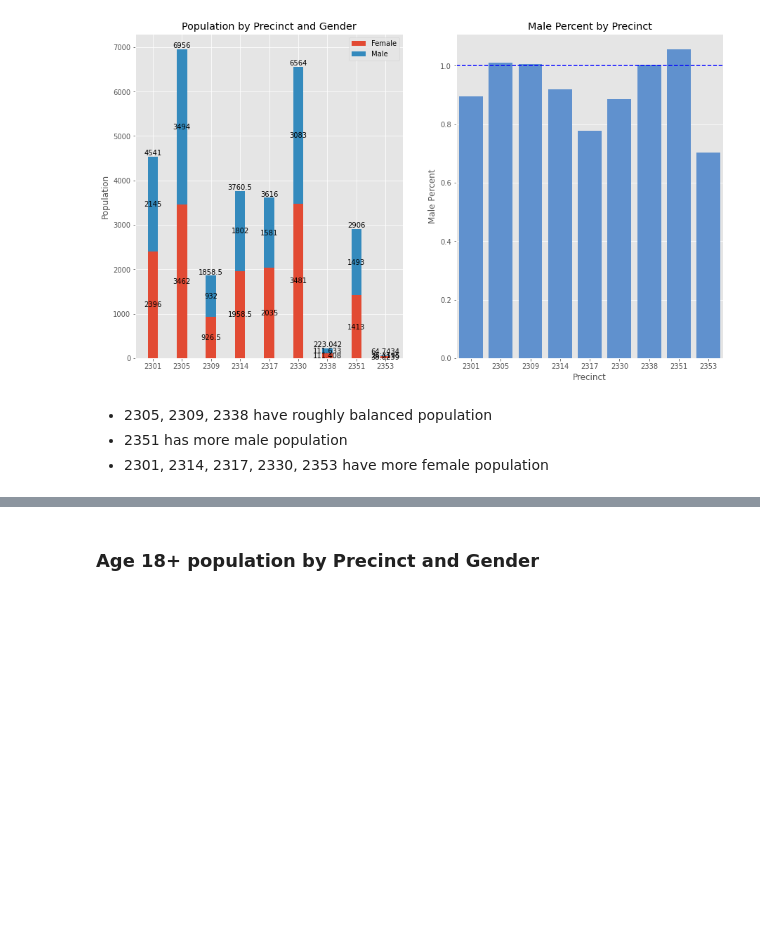
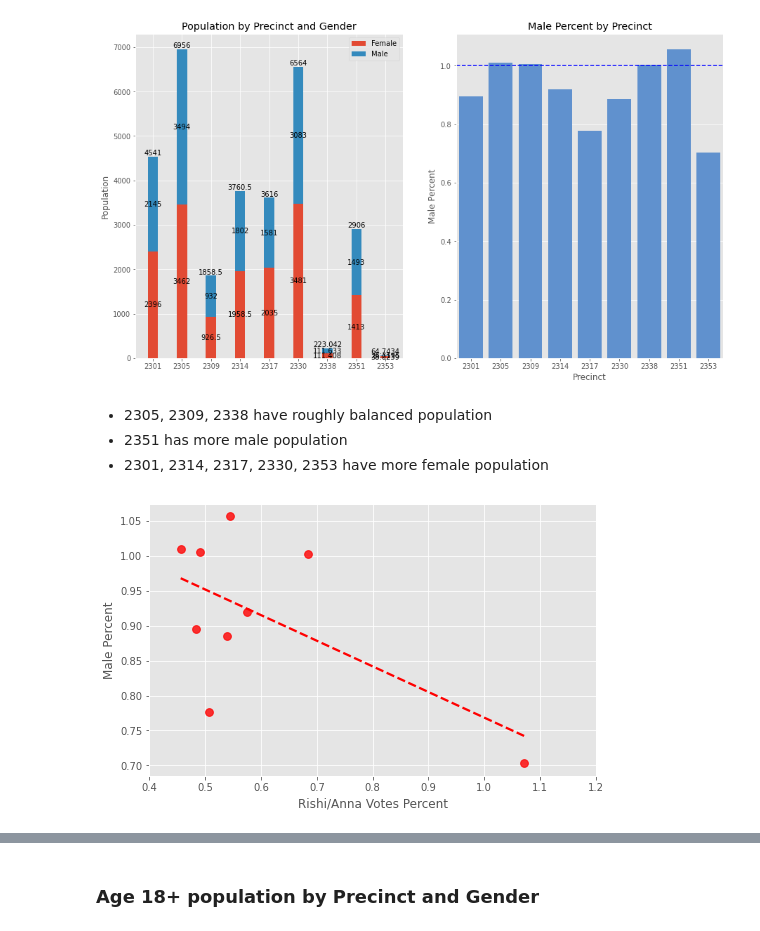
Before and after one commit to zrrddd/Los_Altos_Analysis, a Jupyter notebook: Main.ipynb, the cells around one changed output, grey strips where cells are left out. Cells and saved outputs as stored; diff of their text form; code cells hidden in the pictures; blank space fills up the shorter version.

```diff
--- a/Main.ipynb
+++ b/Main.ipynb
@@ -237,3 +318,10 @@ ax[1].set_title("Male Percent by Precinct");
 - 2305, 2309, 2338 have roughly balanced population
 - 2351 has more male population
 - 2301, 2314, 2317, 2330, 2353 have more female population
+# %%
+fig, ax = plt.subplots(figsize=(8,5))
+sns.regplot(x="Rishi/Anna Votes Percent", y="Male Percent",data=df, ax=ax, ci=False,
+            scatter_kws={"s":60, 'color':"red"}, line_kws={"color":"red", "ls":"--"})
+ax.set(xlim=(0.4, 1.2));
+# %% [output]
+[figure, added]
```
Also changed, not shown: parts of 30 cells of this notebook.
